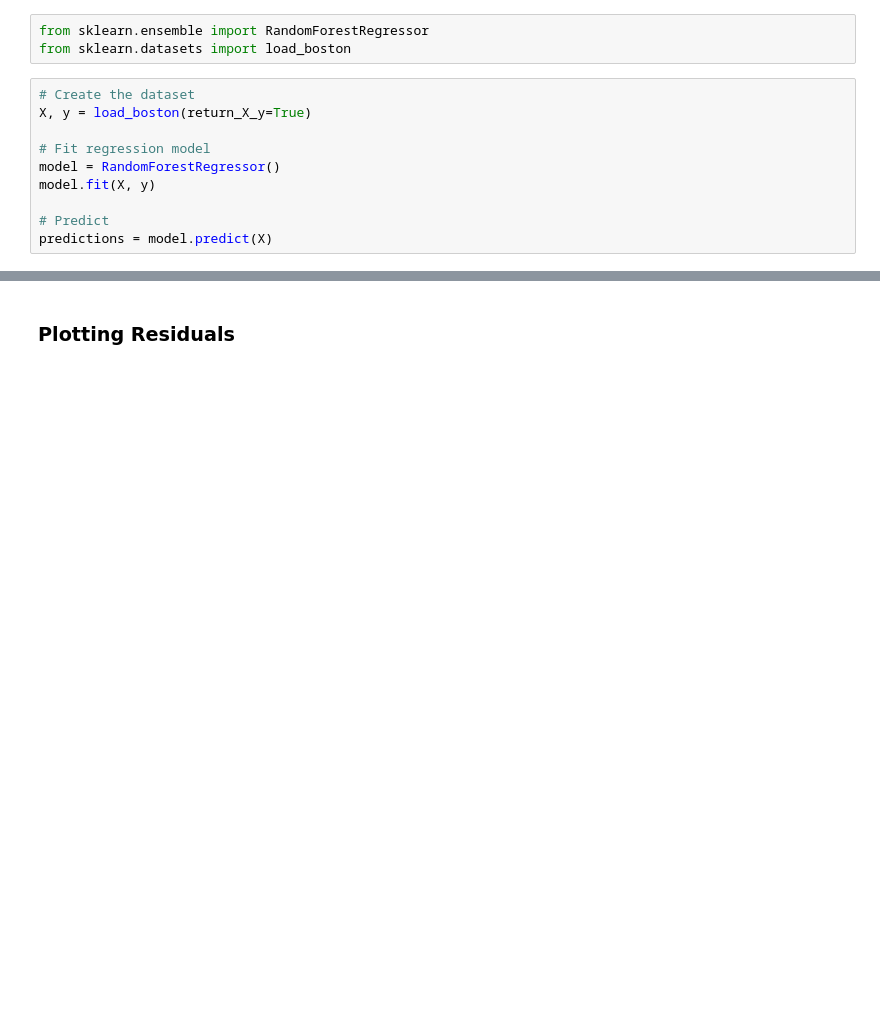
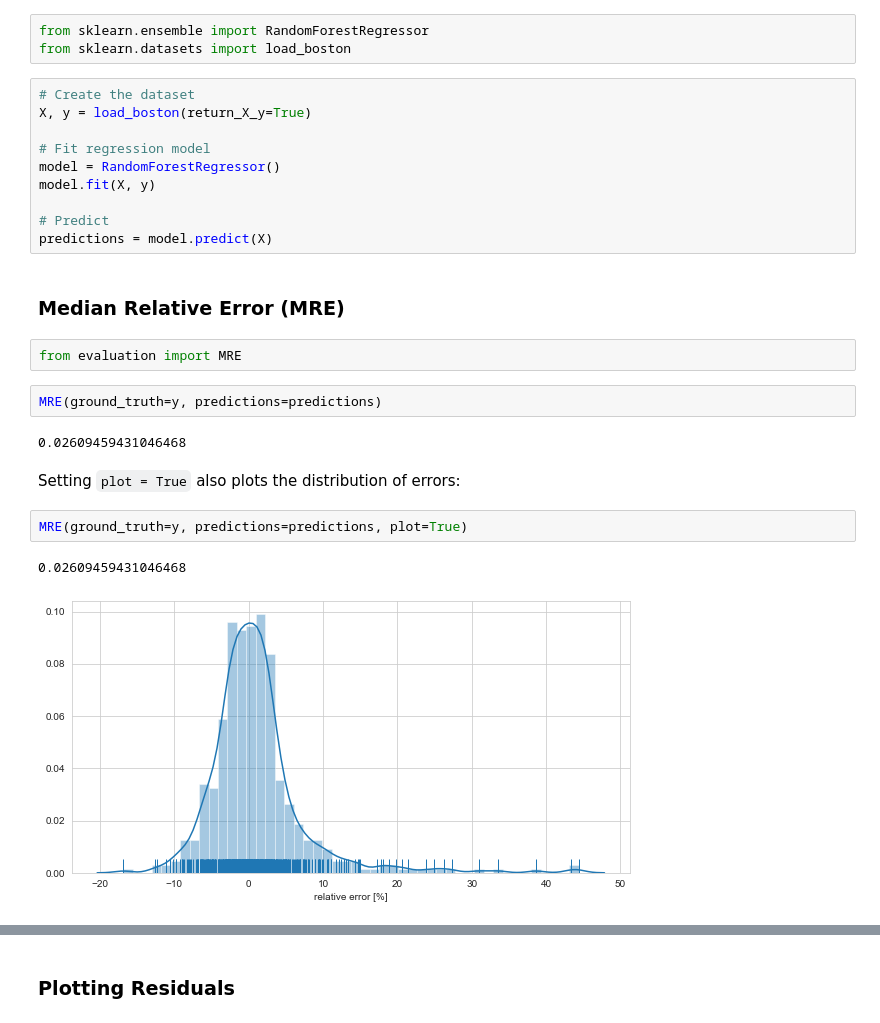
Before and after one commit to ssadjina/MLhelpers, a Jupyter notebook: examples.ipynb, the cells around one changed output, grey strips where cells are left out. Saved outputs shown, nothing was run; the diff lists cells and outputs as text; blank space fills up the shorter version.

Commit message:
Added Median Relative Error as evaluation.MRE();

```diff
--- a/examples.ipynb
+++ b/examples.ipynb
@@ -17,3 +17,18 @@ model.fit(X, y)
 
 # Predict
 predictions = model.predict(X)
+# %% [markdown]
+### Median Relative Error (MRE)
+# %%
+from evaluation import MRE
+# %%
+MRE(ground_truth=y, predictions=predictions)
+# %% [output]
+0.02609459431046468
+# %% [markdown]
+Setting `plot = True` also plots the distribution of errors:
+# %%
+MRE(ground_truth=y, predictions=predictions, plot=True)
+# %% [output]
+0.02609459431046468
+[figure, added]
```
Also changed, not shown: parts of 4 cells of this notebook, 1 other file.
